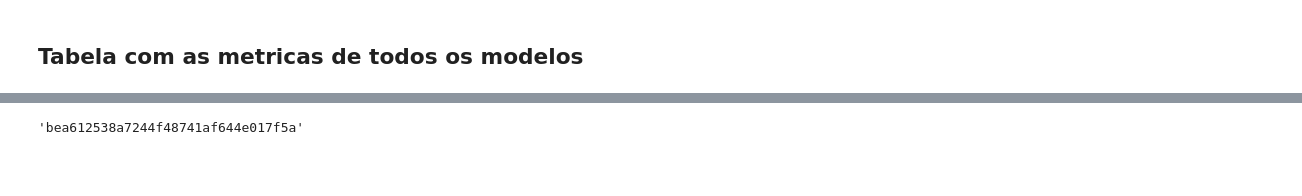
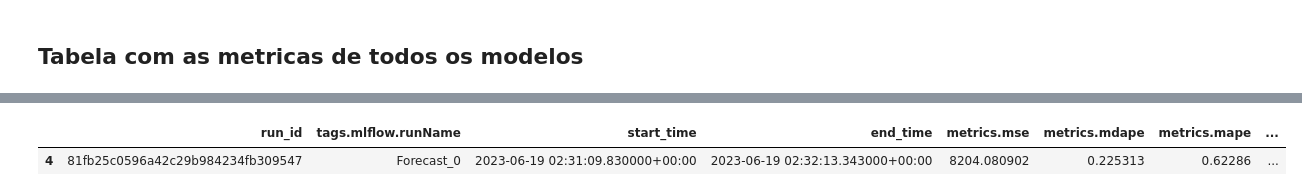
Before and after one commit to Padawanh/ForecastSales, a Jupyter notebook: notebooks/Forecast_de_Vendas_MLFlow.ipynb, the cells around one changed output, grey strips where cells are left out. Cells and saved outputs as stored; diff of their text form; code cells hidden in the pictures; blank space fills up the shorter version.

```diff
--- a/notebooks/Forecast_de_Vendas_MLFlow.ipynb
+++ b/notebooks/Forecast_de_Vendas_MLFlow.ipynb
@@ -748,4 +749,5 @@ Top10_Models
 # %%
-Top10_Models['run_id'][0:1].values[0]
+Top10_Models[0:1]
 # %% [output]
-'bea612538a7244f48741af644e017f5a'
+|  | run_id | tags.mlflow.runName | start_time | end_time | metrics.mse | metrics.mdape | metrics.mape | ... |
+| 4 | 81fb25c0596a42c29b984234fb309547 | Forecast_0 | 2023-06-19 02:31:09.830000+00:00 | 2023-06-19 02:32:13.343000+00:00 | 8204.080902 | 0.225313 | 0.62286 | ... |
```
Also changed, not shown: parts of 15 cells of this notebook.
